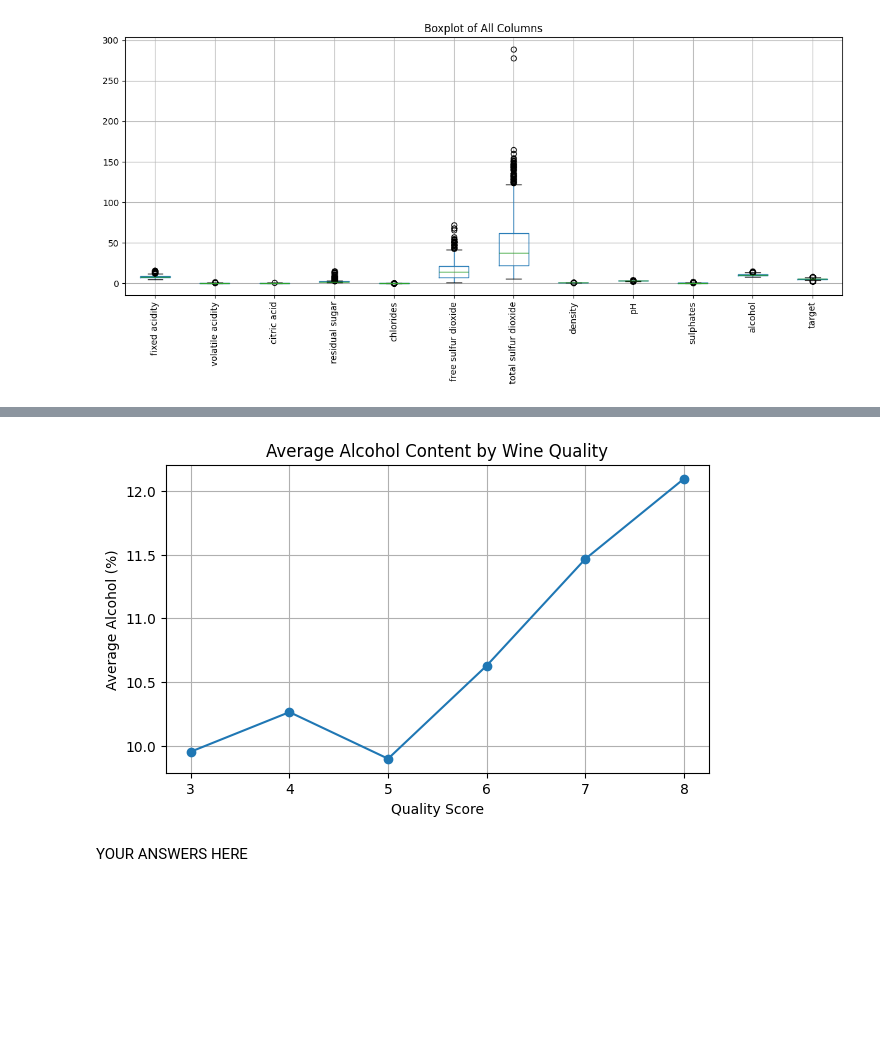
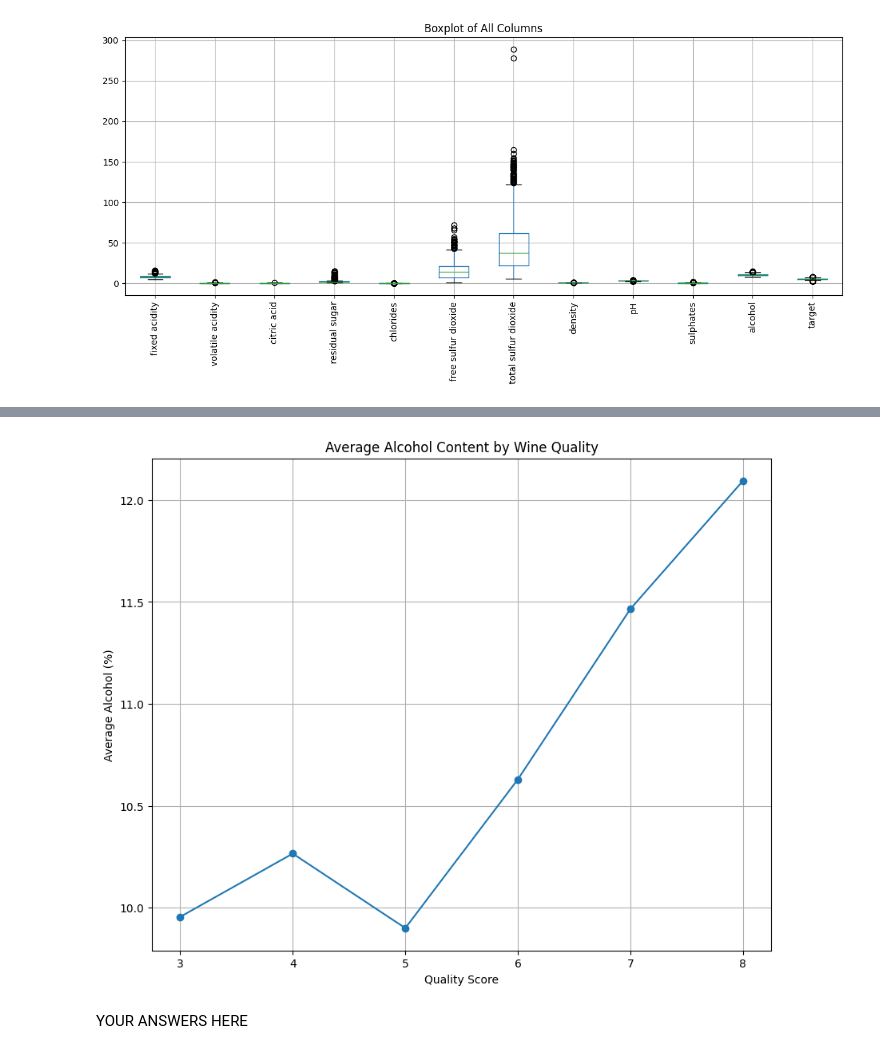
Before and after one commit to carlos00002/DX602-final-project, a Jupyter notebook: project.ipynb, the cells around one changed output, grey strips where cells are left out. Saved outputs shown, nothing was run; the diff lists cells and outputs as text; code cells hidden in the pictures; blank space fills up the shorter version.

```diff
--- a/project.ipynb
+++ b/project.ipynb
@@ -261,21 +262,21 @@ plt.show()
 # %%
 '''
 This line graph shows that higher-quality wines tend to have higher alcohol levels on average.
 Its a consistent upward trend. This matches what I saw in the correlation matrix and the scatter plots.
 It basically confirms that alcohol content is one of the main drivers of wine quality in this dataset.
 '''
 
 mean_alcohol = df.groupby("target")["alcohol"].mean()
 
-plt.figure(figsize=(7,4))
+plt.figure(figsize=(10,8))
 plt.plot(mean_alcohol.index, mean_alcohol.values, marker="o")
 plt.title("Average Alcohol Content by Wine Quality")
 plt.xlabel("Quality Score")
 plt.ylabel("Average Alcohol (%)")
 plt.grid(True)
 plt.show()
 # %% [output]
-[figure, old version]
+[figure, new version]
 # %% [markdown]
 YOUR ANSWERS HERE
 # %% [markdown]
```
Also changed, not shown: parts of 5 cells of this notebook.
